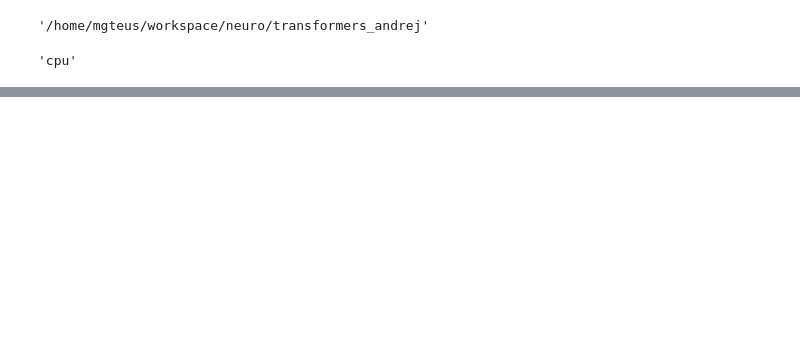
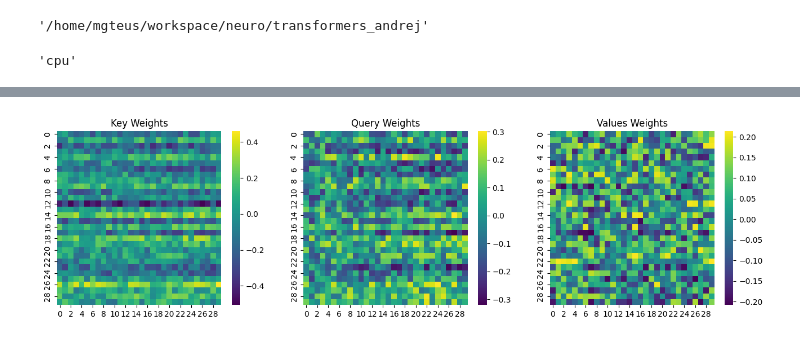
Before and after one commit to mgteus/neuro, a Jupyter notebook: transformers_andrej/attention_model_vizz.ipynb, the cells around one changed output, grey strips where cells are left out. Drawn from its saved outputs; the diff is of its cells as text; code cells hidden in the pictures; blank space fills up the shorter version.

```diff
--- a/transformers_andrej/attention_model_vizz.ipynb
+++ b/transformers_andrej/attention_model_vizz.ipynb
@@ -82,0 +94,18 @@ for i in range(BATCH_SIZE):
+# %%
+key_weight = model.key.weight.detach().numpy()
+query_weight = model.query.weight.detach().numpy()
+values_weight = model.values.weight.detach().numpy()
+# %%
+fig, ax = plt.subplots(1, 3, figsize=(16, 4))
+
+sns.heatmap(key_weight, cmap='viridis', ax=ax[0])
+ax[0].set_title('Key Weights')
+
+sns.heatmap(query_weight, cmap='viridis', ax=ax[1])
+ax[1].set_title('Query Weights')
+
+sns.heatmap(values_weight, cmap='viridis', ax=ax[2])
+ax[2].set_title('Values Weights')
+plt.show()
+# %% [output]
+[figure, added]
```
Also changed, not shown: parts of 5 cells of this notebook, 2 other files.
